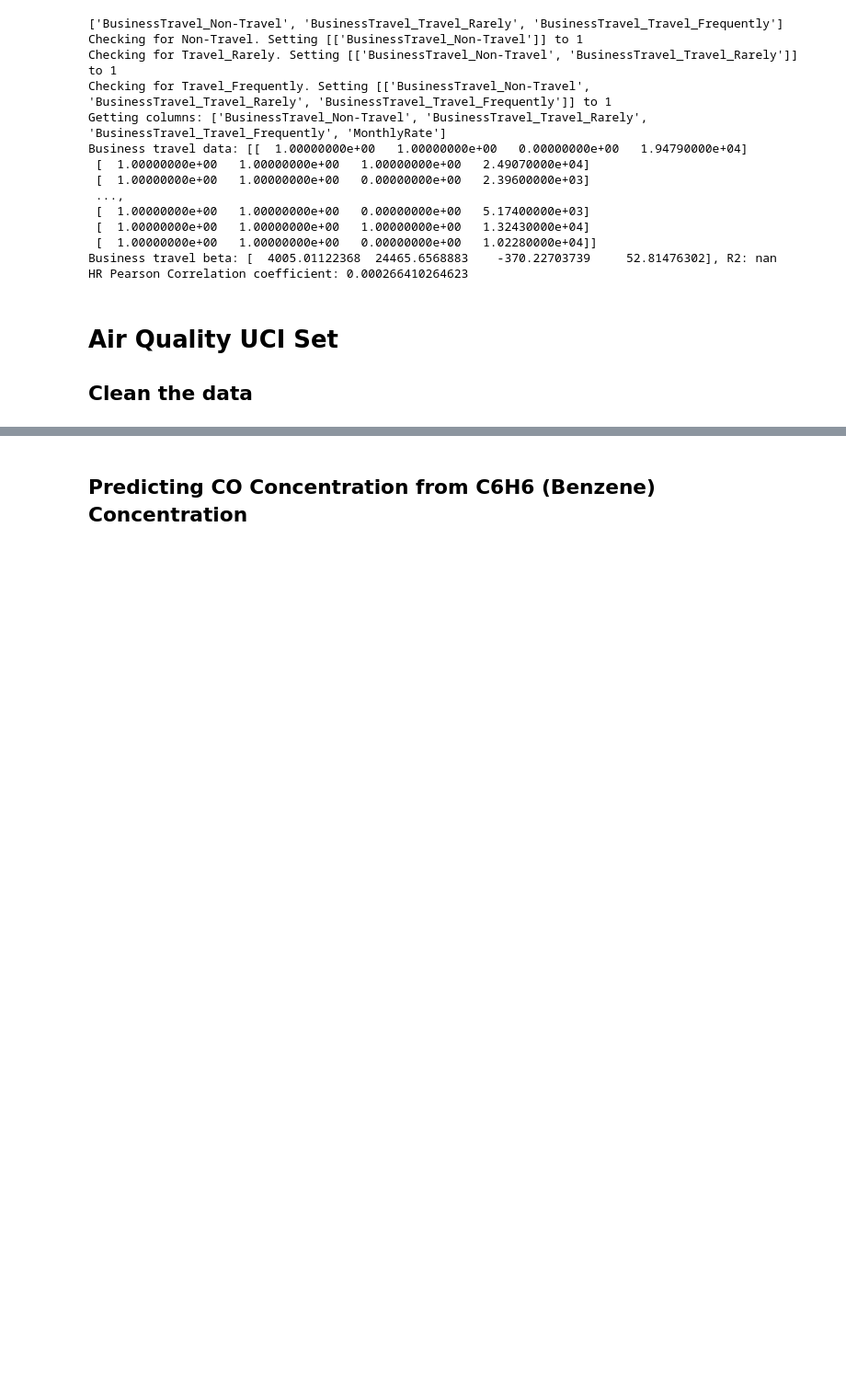
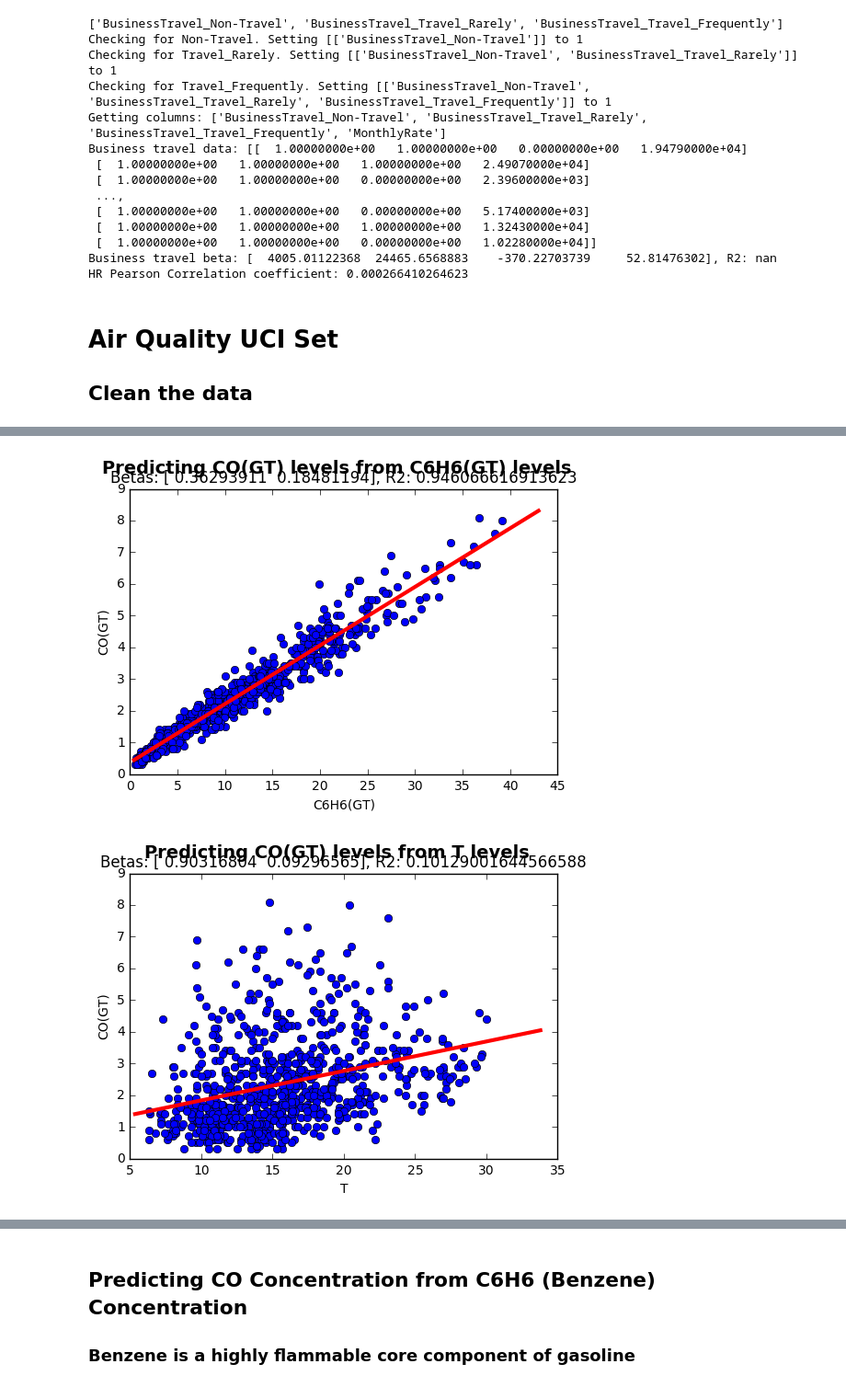
Before and after one commit to bcooper94/AdvancedDataMining, a Jupyter notebook: regression.ipynb, the cells around one changed output, grey strips where cells are left out. Shown at 92% size. Cells and saved outputs as stored; diff of their text form; code cells hidden in the pictures; blank space fills up the shorter version.

```diff
--- a/regression.ipynb
+++ b/regression.ipynb
@@ -192,8 +200,0 @@ print([col.name for col in airQualityXCols])
-# %%
-for col in airQualityXCols:
-    plt.figure()
-    plt.title('{} vs {}'.format(airQualityY.name, col.name))
-    axes = plt.plot(col, airQualityY, 'o')
-    plt.ylabel(airQualityY.name)
-    plt.xlabel(col.name)
-    checkR2(col, airQualityY)
@@ -222,0 +201,27 @@ slope=0.0030253941520735446, intercept=-1.0273266043941423, R2=0.729626651765793
+# %%
+airQualityY = airQualityDf['CO(GT)']
+airQualityXCols = [airQualityDf[attr]
+                   for attr in airQualityXColNames]
+# %%
+COValues = airQualityDf['CO(GT)'].as_matrix()
+
+for col in airQualityXCols:
+    colValues = col.as_matrix()
+    colBetas, colCorrelation = computeLinRegBeta(colValues, COValues)
+
+    xMin = colValues.min()
+    xMax = colValues.max()
+    xRange = np.arange(xMin * .85, xMax * 1.15, (xMax - xMin) / 10)
+    predictedLine = [linRegEstimate([x], colBetas) for x in xRange]
+
+    fig = plt.figure()
+    graph = fig.add_subplot(111)
+    fig.suptitle('Predicting {} levels from {} levels'.format(airQualityY.name, col.name),
+                fontsize=14, fontweight='bold')
+    graph.set_title('Betas: {}, R2: {}'.format(colBetas, colCorrelation))
+    graph.set_ylabel(airQualityY.name)
+    graph.set_xlabel(col.name)
+    graph.plot(colValues, COValues, 'bo', xRange, predictedLine, 'r-', linewidth=3.0)
+# %% [output]
+[figure, added]
+[figure, added]
@@ -223,4 +237,5 @@ slope=0.0030253941520735446, intercept=-1.0273266043941423, R2=0.729626651765793
 # %% [markdown]
 ## Predicting CO Concentration from C6H6 (Benzene) Concentration
+### Benzene is a highly flammable core component of gasoline
 # %%
 c6h6GTValues = airQualityDf['C6H6(GT)'].as_matrix()
```
Also changed, not shown: parts of 5 cells of this notebook.
